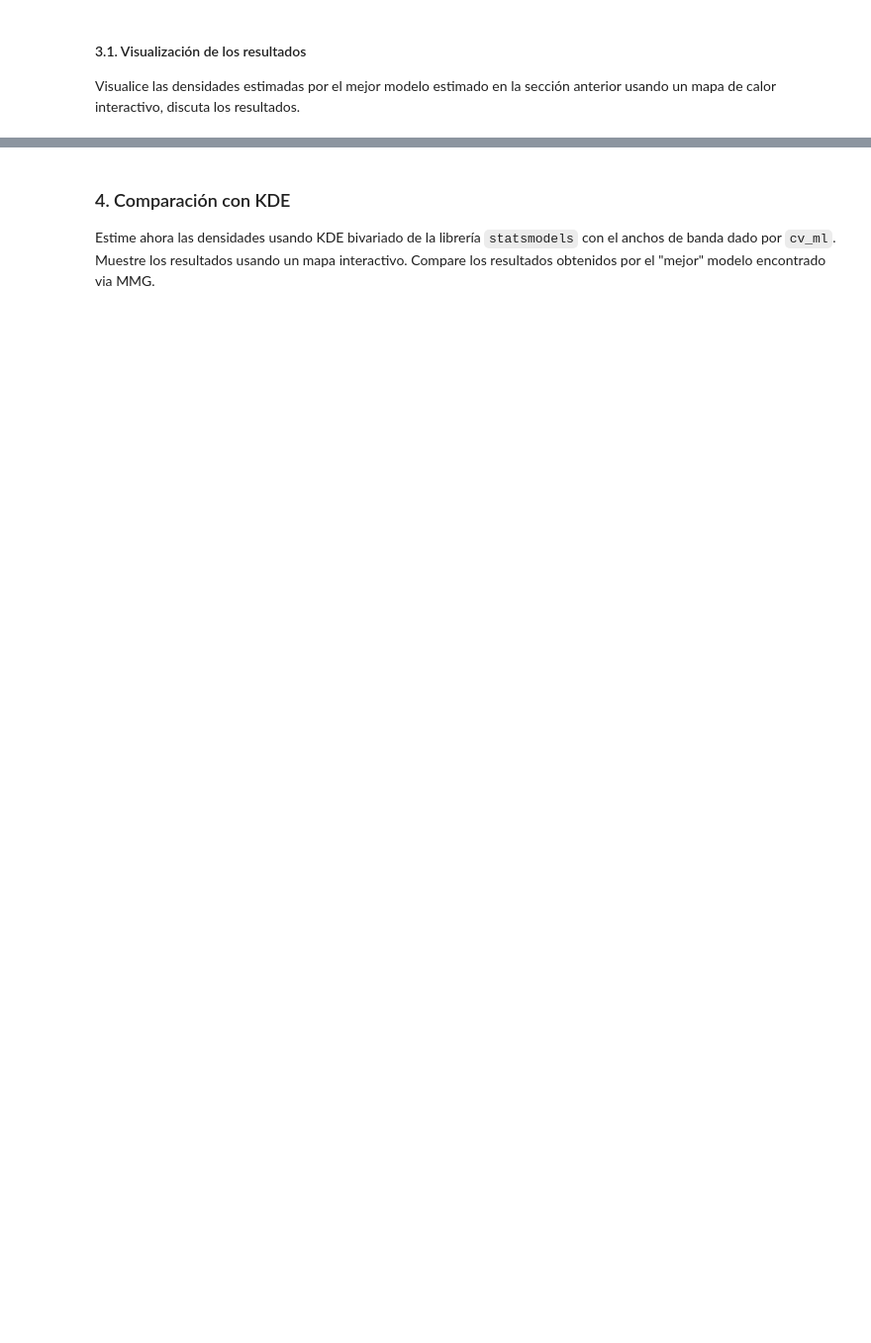
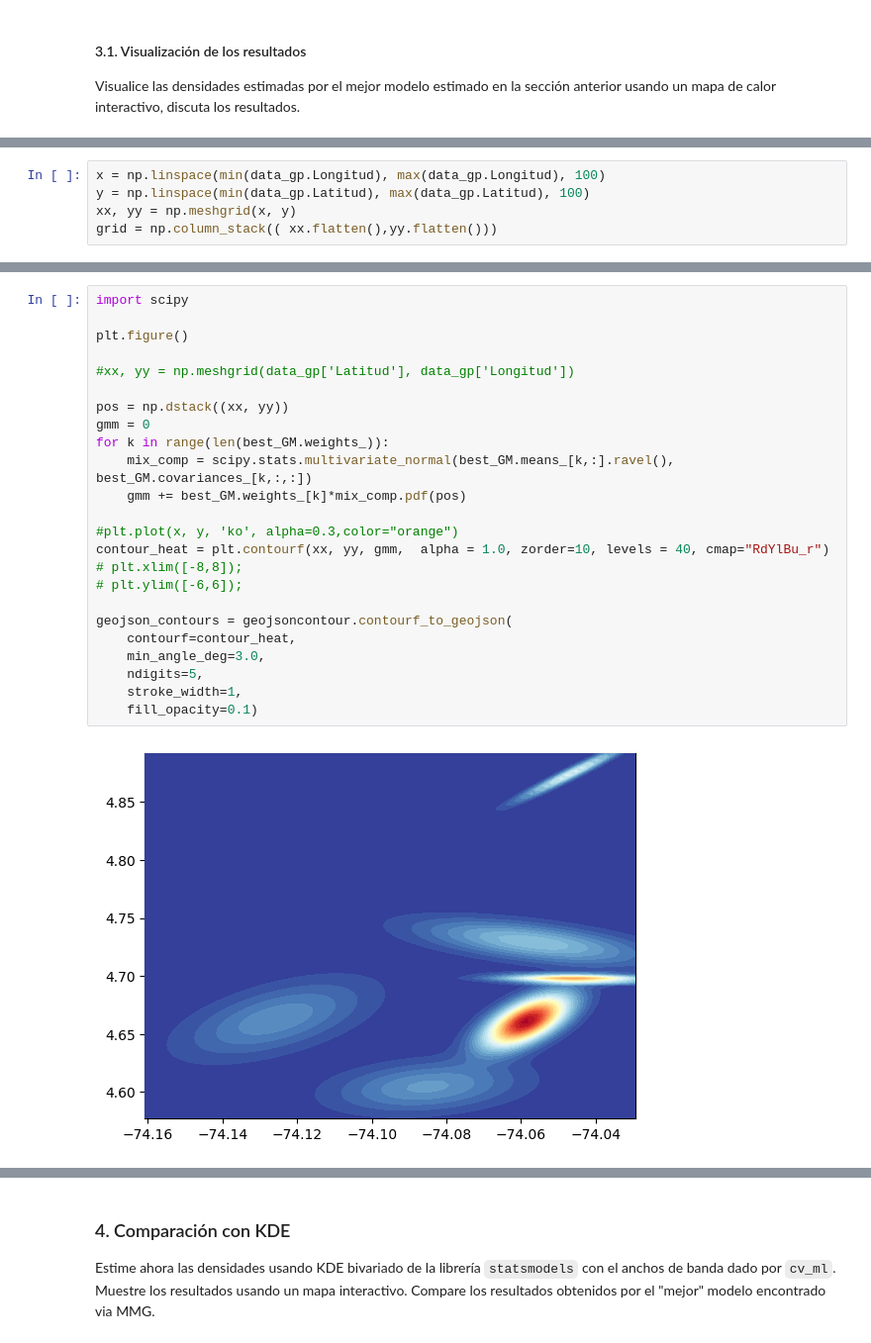
Before and after one commit to juankquintana/aprendizaje-no-supervisado, a Jupyter notebook: Semana 8/Taller/JCQ S8_LC_Taller_GMM.ipynb, the cells around one changed output, grey strips where cells are left out. Shown at 99% size. Drawn from its saved outputs; the diff is of its cells as text; blank space fills up the shorter version.

```diff
--- a/Semana 8/Taller/JCQ S8_LC_Taller_GMM.ipynb
+++ b/Semana 8/Taller/JCQ S8_LC_Taller_GMM.ipynb
@@ -54,0 +286,5 @@ Visualice las densidades estimadas por el  mejor modelo estimado en la sección
+# %%
+x = np.linspace(min(data_gp.Longitud), max(data_gp.Longitud), 100)
+y = np.linspace(min(data_gp.Latitud), max(data_gp.Latitud), 100)
+xx, yy = np.meshgrid(x, y)
+grid = np.column_stack(( xx.flatten(),yy.flatten()))
@@ -54,0 +342,26 @@ Visualice las densidades estimadas por el  mejor modelo estimado en la sección
+# %%
+import scipy
+
+plt.figure()
+
+#xx, yy = np.meshgrid(data_gp['Latitud'], data_gp['Longitud'])
+
+pos = np.dstack((xx, yy))
+gmm = 0
+for k in range(len(best_GM.weights_)):
+    mix_comp = scipy.stats.multivariate_normal(best_GM.means_[k,:].ravel(), best_GM.covariances_[k,:,:])
+    gmm += best_GM.weights_[k]*mix_comp.pdf(pos)
+
+#plt.plot(x, y, 'ko', alpha=0.3,color="orange")
+contour_heat = plt.contourf(xx, yy, gmm,  alpha = 1.0, zorder=10, levels = 40, cmap="RdYlBu_r")
+# plt.xlim([-8,8]);
+# plt.ylim([-6,6]);
+
+geojson_contours = geojsoncontour.contourf_to_geojson(
+    contourf=contour_heat,
+    min_angle_deg=3.0,
+    ndigits=5,
+    stroke_width=1,
+    fill_opacity=0.1)
+# %% [output]
+[figure, added]
```
Also changed, not shown: parts of 51 cells of this notebook, 1 other file.
